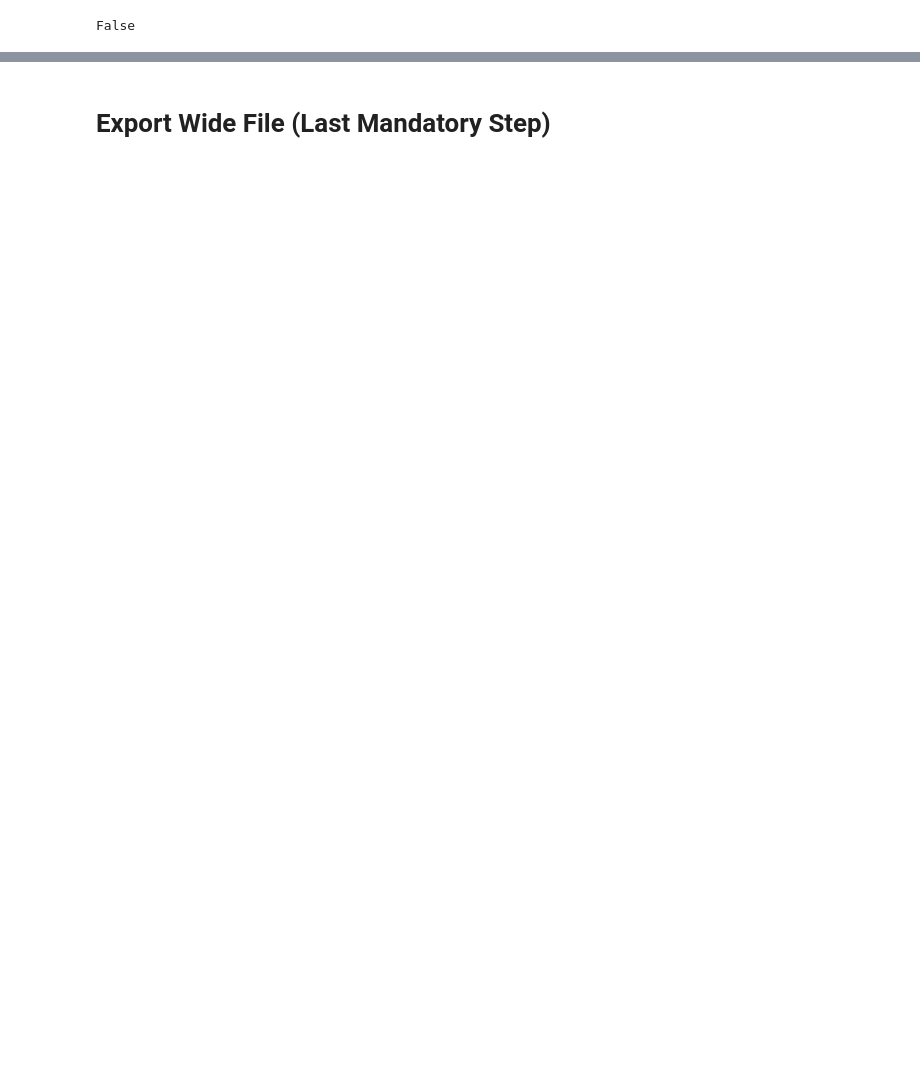
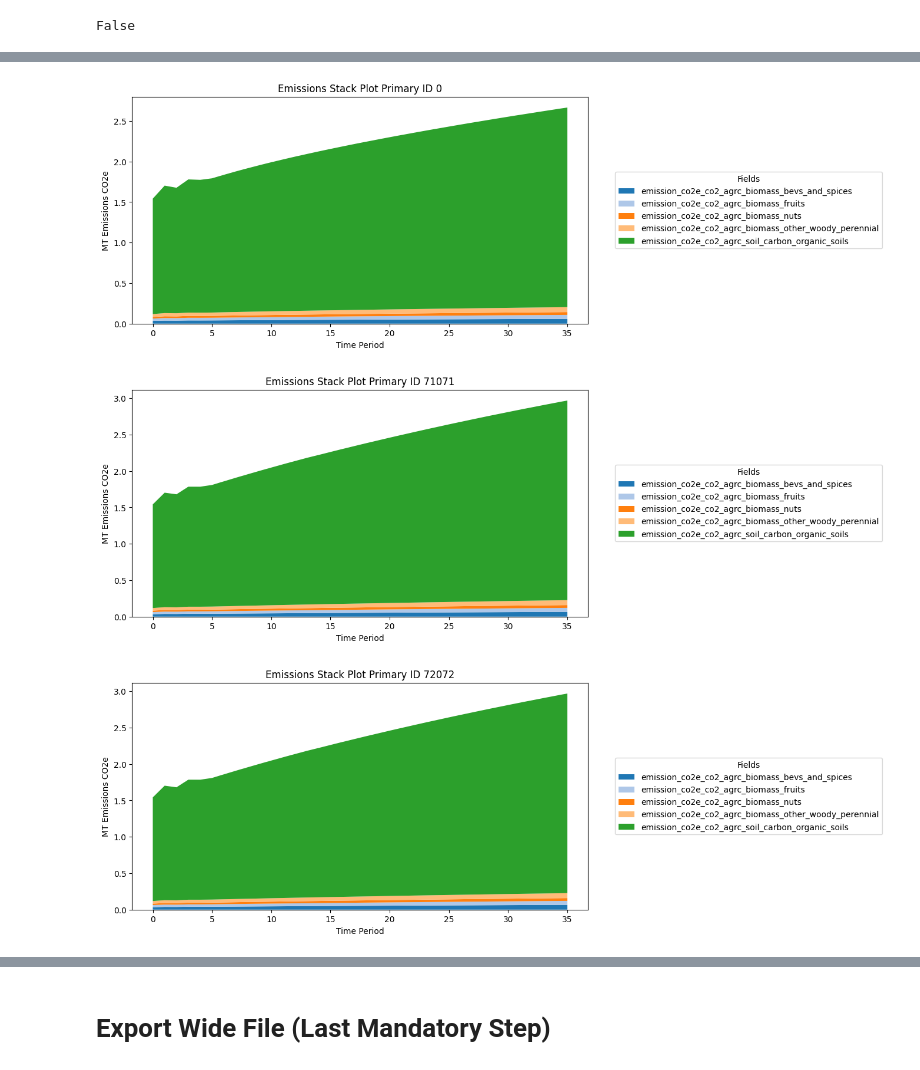
Before and after one commit to fabian-fuentes/SSP_Libya_profile, a Jupyter notebook: ssp_modeling/notebooks/Libya_manager_wb.ipynb, the cells around one changed output, grey strips where cells are left out. Drawn from its saved outputs; the diff is of its cells as text; code cells hidden in the pictures; blank space fills up the shorter version.

```diff
--- a/ssp_modeling/notebooks/Libya_manager_wb.ipynb
+++ b/ssp_modeling/notebooks/Libya_manager_wb.ipynb
@@ -564,0 +619,35 @@ plot_field_stack(
+# %%
+df_out['emission_co2e_ch4_lsmm_anaerobic_digester'] = 0
+# %%
+# --- Define fields  ---
+fields_str = (
+  "emission_co2e_co2_agrc_biomass_bevs_and_spices:emission_co2e_co2_agrc_biomass_fruits:emission_co2e_co2_agrc_biomass_nuts:emission_co2e_co2_agrc_biomass_other_woody_perennial:emission_co2e_co2_agrc_soil_carbon_organic_soils"
+)
+fields = fields_str.split(":")
+fields
+
+
+# Generate a color palette with as many colors as fields
+colors = matplotlib.colormaps['tab20'].colors  # or use 'tab20', 'hsv', etc.
+color_list = [colors[i % len(colors)] for i in range(len(fields))]
+
+dict_format = dict(
+    (field, {"color": matplotlib.colors.to_hex(color_list[i])})
+    for i, field in enumerate(fields)
+)
+# %%
+# Plot the emissions stack for the primary_id 0 (which is the baseline)
+
+for single_id in run_primary_ids:
+
+    plot_field_stack(
+        df_out,
+        fields,
+        dict_format,
+        primary_id=int(single_id),
+        title=f"Emissions Stack Plot Primary ID {int(single_id)}"
+    )
+# %% [output]
+[figure, added]
+[figure, added]
+[figure, added]
```
Also changed, not shown: parts of 40 cells of this notebook, 31 other files.
